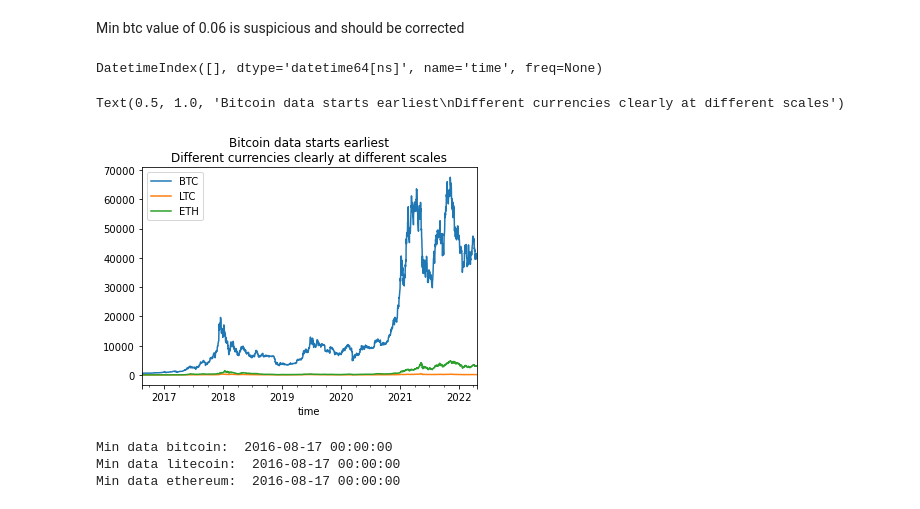
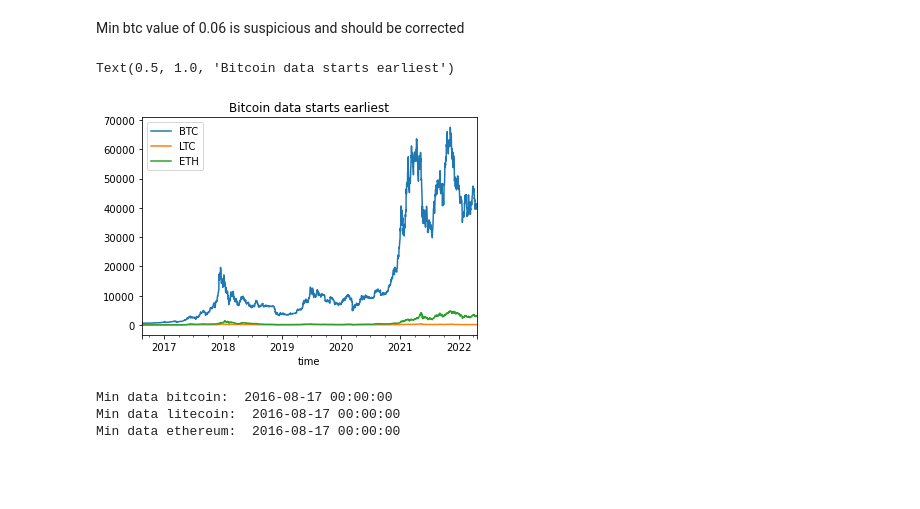
Before and after one commit to jesse-d-marder/personal-codeup-project, a Jupyter notebook: explore.ipynb, the cells around one changed output. Cells and saved outputs as stored; diff of their text form; code cells hidden in the pictures; blank space fills up the shorter version.

```diff
--- a/explore.ipynb
+++ b/explore.ipynb
@@ -67,7 +84,7 @@ btc.describe()
 Min btc value of 0.06 is suspicious and should be corrected
 # %%
 # Incorporated into prepare
-btc.index[btc.low == 0.06]
+# btc.index[btc.low == 0.06]
 
 # Gather minute data from that day to fix the low value
 # minute_data = acquire.acquire_crypto_data(acquire.get_full_product_info(['BTC-USD']),datetime(2017, 4, 15, 0,0,0), datetime(2017, 4, 15, 23, 59, 0), 60)
@@ -77,8 +94,6 @@ btc.index[btc.low == 0.06]
 # minute_data['BTC-USD'].low.min()
 
 # btc.loc['2017-04-15','low'] = minute_data['BTC-USD'].low.min()
-# %% [output]
-DatetimeIndex([], dtype='datetime64[ns]', name='time', freq=None)
 # %%
 # auth_client = cbpro.AuthenticatedClient(api_key, secret_key, passphrase)
 # %%
@@ -88,12 +103,12 @@ DatetimeIndex([], dtype='datetime64[ns]', name='time', freq=None)
 # %%
 results['BTC_USD'].close.plot(label='BTC')
 results['LTC_USD'].close.plot(label='LTC')
 results['ETH_USD'].close.plot(label='ETH')
 plt.legend()
-plt.title('Bitcoin data starts earliest\nDifferent currencies clearly at different scales')
+plt.title('Bitcoin data starts earliest')
 # %% [output]
-Text(0.5, 1.0, 'Bitcoin data starts earliest\nDifferent currencies clearly at different scales')
+Text(0.5, 1.0, 'Bitcoin data starts earliest')
-[figure, old version]
+[figure, new version]
 # %%
 print('Min data bitcoin: ',results['BTC_USD'].index.min())
 print('Min data litecoin: ',results['LTC_USD'].index.min())
```
Also changed, not shown: parts of 61 cells of this notebook.
